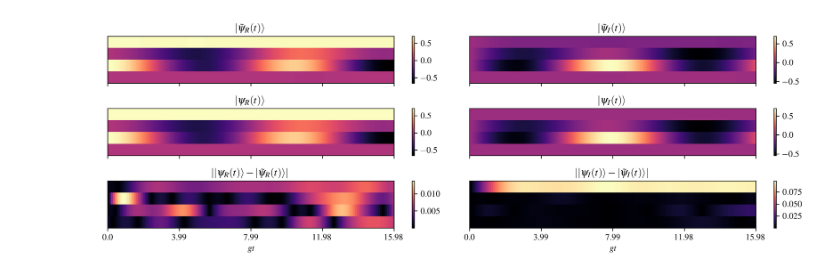
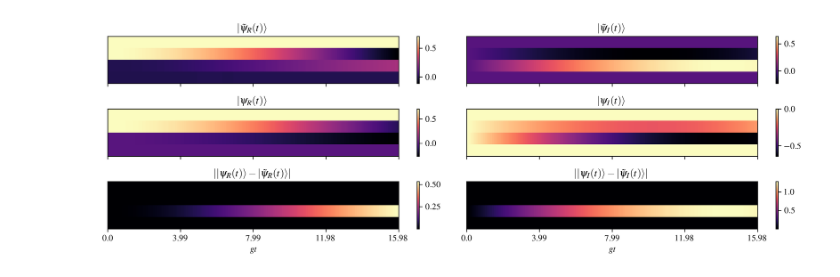
Before and after one commit to rodrigops123/pinn-effective-hamiltonian, a Jupyter notebook: apps/test_nb.ipynb, the cells around one changed output. Saved outputs shown, nothing was run; the diff lists cells and outputs as text; code cells hidden in the pictures.

```diff
--- a/apps/test_nb.ipynb
+++ b/apps/test_nb.ipynb
@@ -16,8 +29,11 @@ from src.visualization.plot_functions import (
 # %%
 # params = [1, 1, 0.1]  # wc, wa, g
-params = [1, 0.1, 0.3]
+# params = [1, 0.1, 0.3]
+params={"wc": 1.1, "wa": 1.0, "g": 0.1}
 tfinal = 20.0
 n_time_steps = 200
+init_state = "fock_superposition"
+dims = {"atom": 2, "field": 2}
 picture = "atom"
-epochs = 50000
+epochs = 10000
 # %%
@@ -31,12 +50,16 @@ epochs = 50000
 #     n_points_loss=None
 # )
 # %%
+# PARA APRENDER O ESTADO E O PARÂMETRO
+
 models_dict, loss_dict = train_with_parameter(
     epochs=epochs,
     params=params,
     tfinal=tfinal,
     n_time_steps=n_time_steps,
+    init_state=init_state,
     picture=picture,
+    dims=dims,
     n_points_loss=10,
 )
 # %%
@@ -60,13 +91,15 @@ plot_expected_values(
 # %%
 plot_states(
     models_dict,
     params,
     tfinal,
+    init_state=init_state,
+    dims=dims,
     n_time_steps=200,
     picture=picture,
     train_or_test="train",
     plot_input="state",
 )
 # %% [output]
-[figure, old version]
+[figure, new version]
 # %%
```
Also changed, not shown: parts of 8 cells of this notebook, 1 other file.
